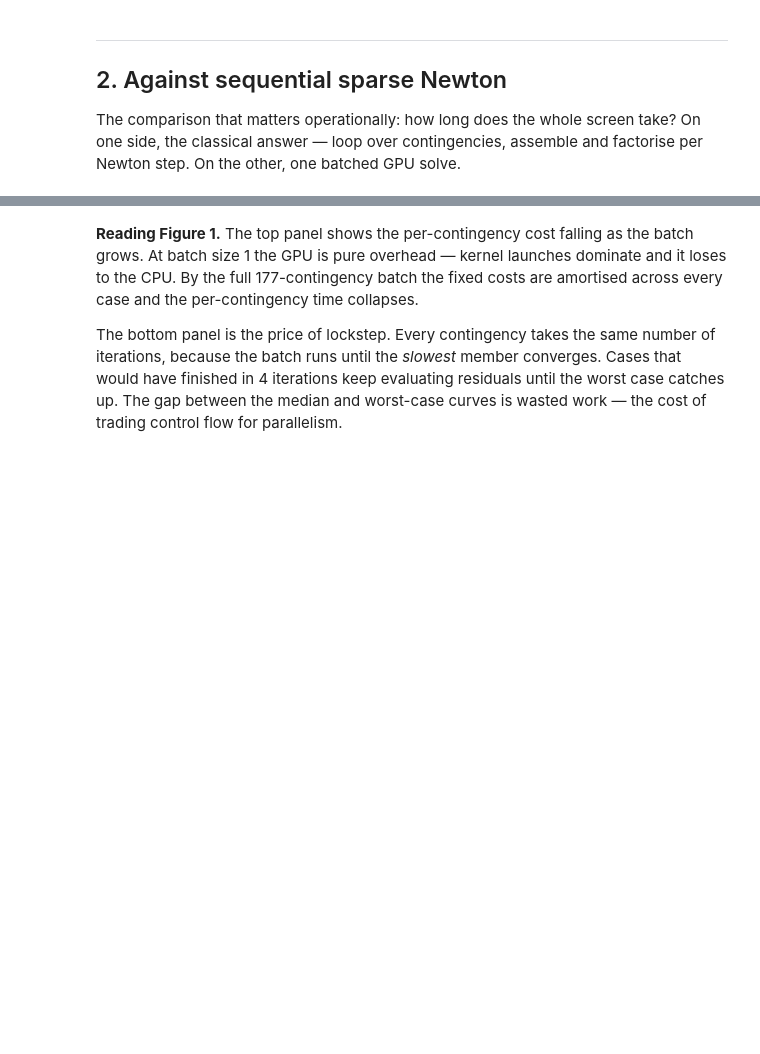
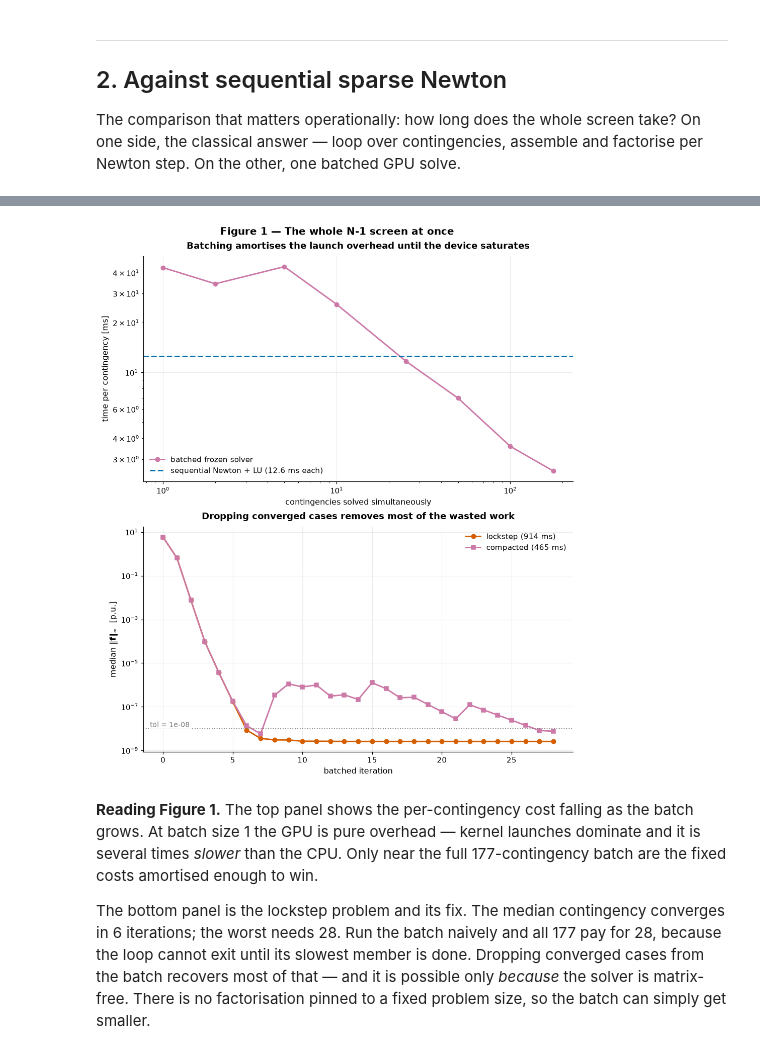
Before and after one commit to panas-bhattarai/learned-iterative-solvers-acpf, a Jupyter notebook: notebooks/07_batched_gpu_screening.ipynb, the cells around one changed output, grey strips where cells are left out. Cells and saved outputs as stored; diff of their text form; code cells hidden in the pictures; blank space fills up the shorter version.

```diff
--- a/notebooks/07_batched_gpu_screening.ipynb
+++ b/notebooks/07_batched_gpu_screening.ipynb
@@ -155,13 +189,12 @@ print(f"throughput: {len(N1)/t_seq:.0f} -> {len(N1)/t_batched:.0f} contingencies
 sizes = [1, 2, 5, 10, 25, 50, 100, len(N1)]
 rows = []
 for B in sizes:
-    sub = TorchPF(N1[:B], device=DEV)
-    batched_solve(sub, ALPHA, Minv)                      # warm-up
+    batched_solve(N1[:B], ALPHA, Minv)                   # warm-up
     if DEV == "cuda": torch.cuda.synchronize()
     t0 = time.time()
     reps = 3 if B > 25 else 10
     for _ in range(reps):
-        _, it_, _ = batched_solve(sub, ALPHA, Minv)
+        batched_solve(N1[:B], ALPHA, Minv)
     if DEV == "cuda": torch.cuda.synchronize()
     dt = (time.time()-t0)/reps
     rows.append({"batch size": B, "time [ms]": dt*1e3, "per contingency [ms]": dt*1e3/B,
@@ -174,36 +217,37 @@ display(thr.style.format({"time [ms]": "{:.1f}", "per contingency [ms]": "{:.3f}
 # %%
 fig, (ax1, ax2) = stacked(2, panel_height=5.0)
 ax1.loglog(thr["batch size"], thr["per contingency [ms]"], "o-", color=PALETTE["learned"],
            label="batched frozen solver")
 ax1.axhline(1e3*t_seq/len(N1), color=PALETTE["newton"], ls="--",
             label=f"sequential Newton + LU ({1e3*t_seq/len(N1):.1f} ms each)")
 ax1.set_xlabel("contingencies solved simultaneously")
 ax1.set_ylabel("time per contingency [ms]")
 ax1.set_title("Batching amortises the launch overhead until the device saturates", pad=10)
 ax1.legend(loc="lower left")
 
-h = hist.cpu().numpy()
-for q, lab, col in [(50, "median", PALETTE["learned"]),
-                    (90, "90th percentile", PALETTE["accent"]),
-                    (100, "worst case", PALETTE["gmres"])]:
-    ax2.semilogy(np.percentile(h, q, axis=1), "o-", color=col, label=lab)
+ax2.semilogy(timings[False][2], "o-", color=PALETTE["gmres"],
+             label=f"lockstep ({t_lock*1e3:.0f} ms)")
+ax2.semilogy(timings[True][2], "s-", color=PALETTE["learned"],
+             label=f"compacted ({t_batched*1e3:.0f} ms)")
 annotate_tolerance(ax2, 1e-8)
-ax2.set_xlabel("batched iteration"); ax2.set_ylabel(r"$\|\mathbf{f}\|_\infty$  [p.u.]")
-ax2.set_title(f"All {len(N1)} contingencies advance in lockstep", pad=10)
+ax2.set_xlabel("batched iteration"); ax2.set_ylabel(r"median $\|\mathbf{f}\|_\infty$  [p.u.]")
+ax2.set_title("Dropping converged cases removes most of the wasted work", pad=10)
 ax2.legend(loc="upper right")
 suptitle(fig, "Figure 1 — The whole N-1 screen at once")
 save(fig, "07_batched_throughput"); plt.show()
+# %% [output]
+[figure, added]
 # %% [markdown]
-**Reading Figure 1.** The top panel shows the per-contingency cost falling as the batch grows.
-At batch size 1 the GPU is pure overhead — kernel launches dominate and it loses to the CPU.
-By the full 177-contingency batch the fixed costs are amortised across every case and the
-per-contingency time collapses.
+**Reading Figure 1.** The top panel shows the per-contingency cost falling as the batch
+grows. At batch size 1 the GPU is pure overhead — kernel launches dominate and it is several
+times *slower* than the CPU. Only near the full 177-contingency batch are the fixed costs
+amortised enough to win.
 
-The bottom panel is the price of lockstep. Every contingency takes the same number of
-iterations, because the batch runs until the *slowest* member converges. Cases that would have
-finished in 4 iterations keep evaluating residuals until the worst case catches up. The gap
-between the median and worst-case curves is wasted work — the cost of trading control flow for
-parallelism.
+The bottom panel is the lockstep problem and its fix. The median contingency converges in 6
+iterations; the worst needs 28. Run the batch naively and all 177 pay for 28, because the
+loop cannot exit until its slowest member is done. Dropping converged cases from the batch
+recovers most of that — and it is possible only *because* the solver is matrix-free. There is
+no factorisation pinned to a fixed problem size, so the batch can simply get smaller.
 # %% [markdown]
 ---
 ## 3. What this does and does not show
```
Also changed, not shown: parts of 8 cells of this notebook, 2 other files.
